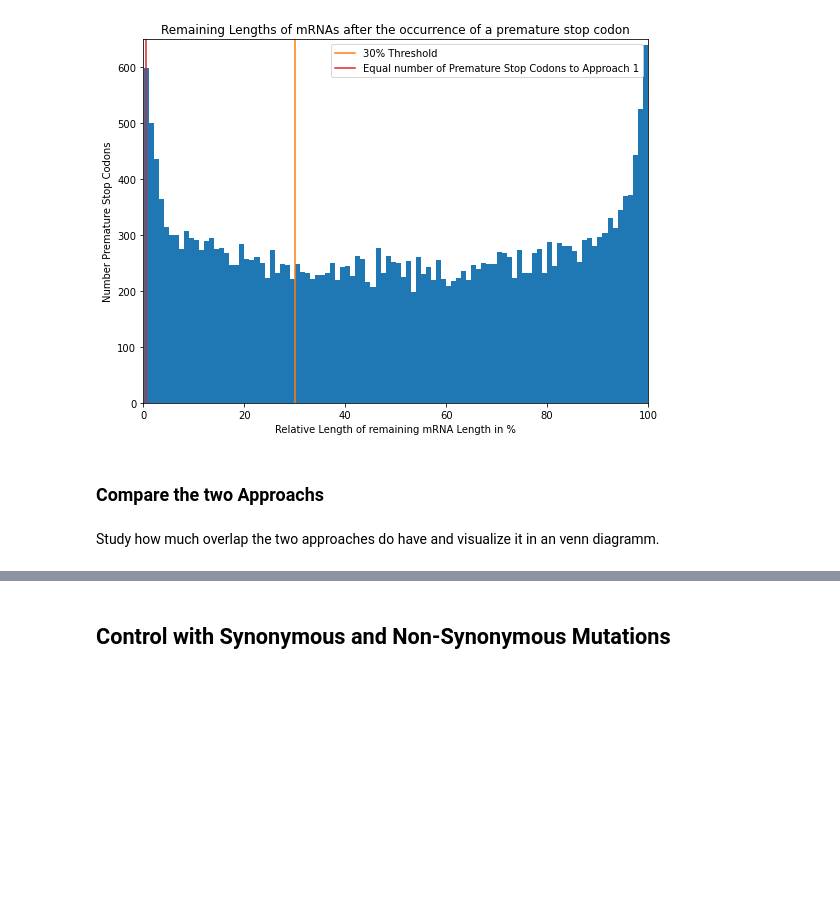
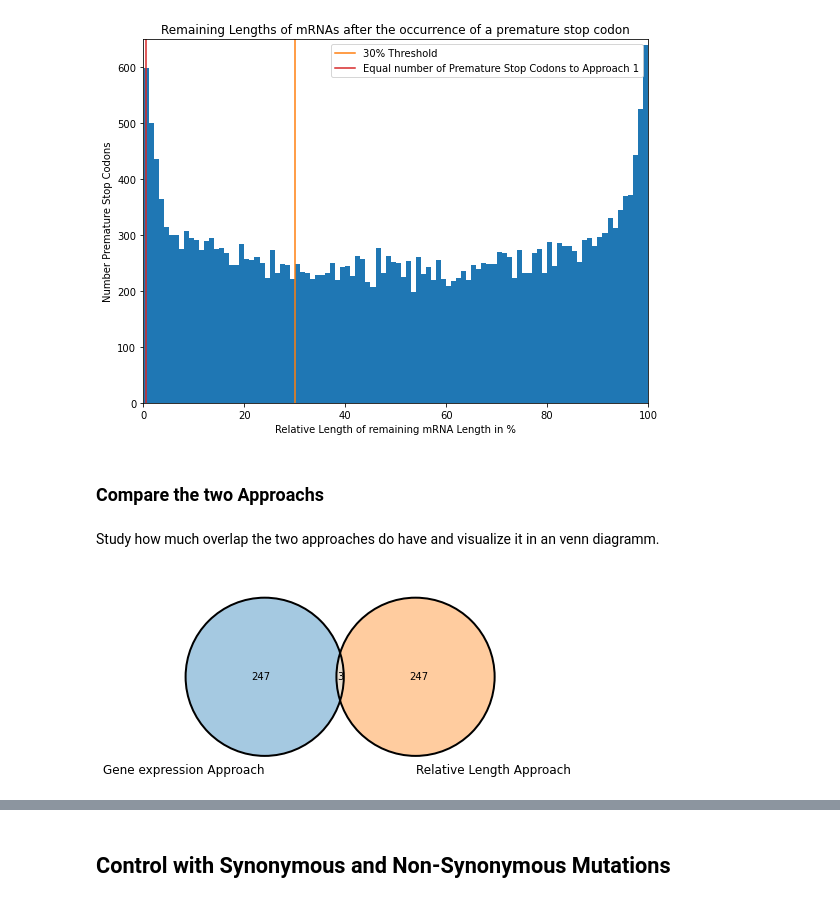
Before and after one commit to laurasteinmann/Premature_Stop_Codons, a Jupyter notebook: results/Premature_Stop_Codons.ipynb, the cells around one changed output, grey strips where cells are left out. Saved outputs shown, nothing was run; the diff lists cells and outputs as text; code cells hidden in the pictures; blank space fills up the shorter version.

Commit message:
Venn Diagrams

```diff
--- a/results/Premature_Stop_Codons.ipynb
+++ b/results/Premature_Stop_Codons.ipynb
@@ -246,0 +247,14 @@ Study how much overlap the two approaches do have and visualize it in an venn di
+# %%
+import matplotlib.pyplot as plt
+from matplotlib_venn import venn2, venn2_circles
+
+fig = plt.figure(figsize=(8, 6))
+ax1 = fig.add_subplot(gs[0, 0])
+ax1 = venn2(subsets = (number_geneexp, number_length, number_overlap), set_labels=('Gene expression Approach', 'Relative Length Approach'), set_colors = ('C0', 'C1'), )
+ax1 = venn2_circles(subsets =(number_geneexp, number_length, number_overlap))
+fig.tight_layout()
+output_file = "figures/Venn_Diagrams_Comparision_Approaches_Small.png"
+plt.savefig(output_file, dpi=700, facecolor='w')
+plt.show()
+# %% [output]
+[figure, added]
```
Also changed, not shown: parts of 5 cells of this notebook, 4 other files.
